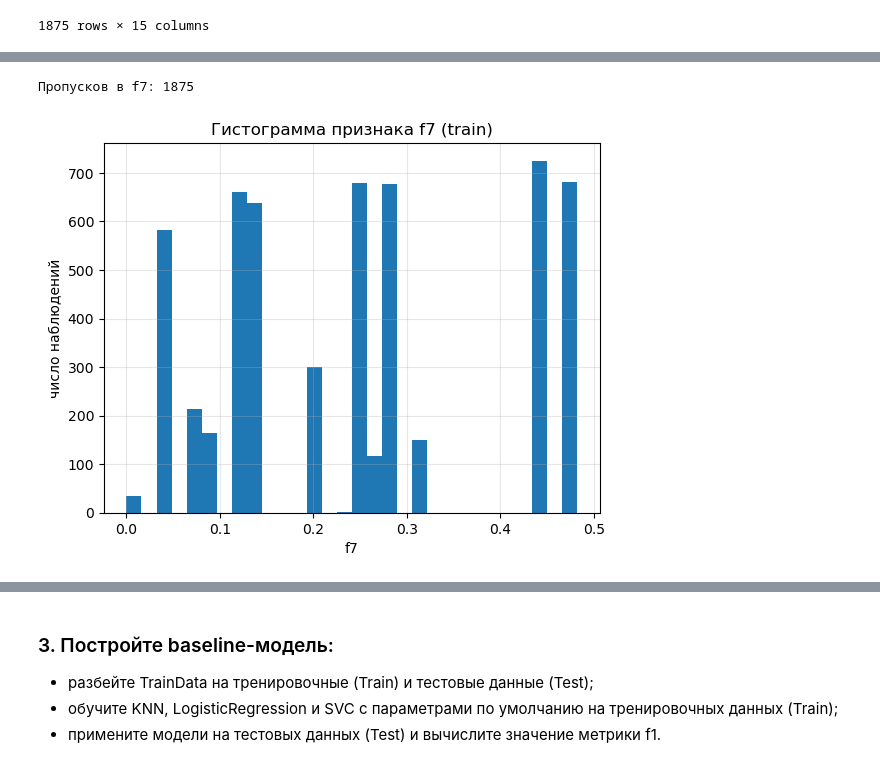
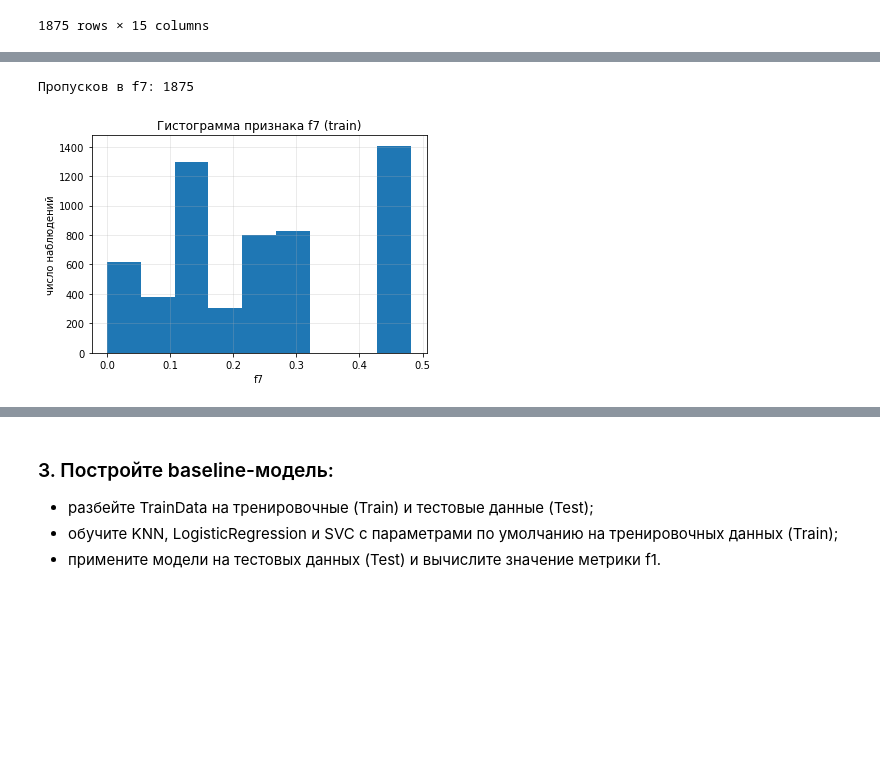
Before and after one commit to RashidUmarov/SVM_Module_9, a Jupyter notebook: Практическая работа. Линейная классификация. Метод опорных векторов.ipynb, the cells around one changed output, grey strips where cells are left out. Cells and saved outputs as stored; diff of their text form; code cells hidden in the pictures; blank space fills up the shorter version.

```diff
--- a/Практическая работа. Линейная классификация. Метод опорных векторов.ipynb
+++ b/Практическая работа. Линейная классификация. Метод опорных векторов.ipynb
@@ -160,24 +152,24 @@ plt.show()
 # %%
 
 # Считаем, сколько пропусков
 n_missing = Xtrain['f7'].isna().sum()
 print(f'Пропусков в f7: {n_missing}')
 
 # Рисуем гистограмму без пропусков
 (
     Xtrain['f7']        # берём столбец
       .dropna()         # выкидываем NaN'ы
-      .hist(bins=30)    # количество корзин подберите под задачу
+      .hist(bins=9)     # количество корзин равно 9 - по дефолту
 )
 
 plt.xlabel('f7')
 plt.ylabel('число наблюдений')
 plt.title('Гистограмма признака f7 (train)')
 plt.grid(True, alpha=.3)
 plt.show()
 # %% [output]
 Пропусков в f7: 1875
-[figure, old version]
+[figure, new version]
 # %%
 #Заполняю пропуски средним значением
 mean_f7 = Xtrain['f7'].mean()          # считаем среднее только по непустым
```
Also changed, not shown: parts of 107 cells of this notebook, 2 other files.
